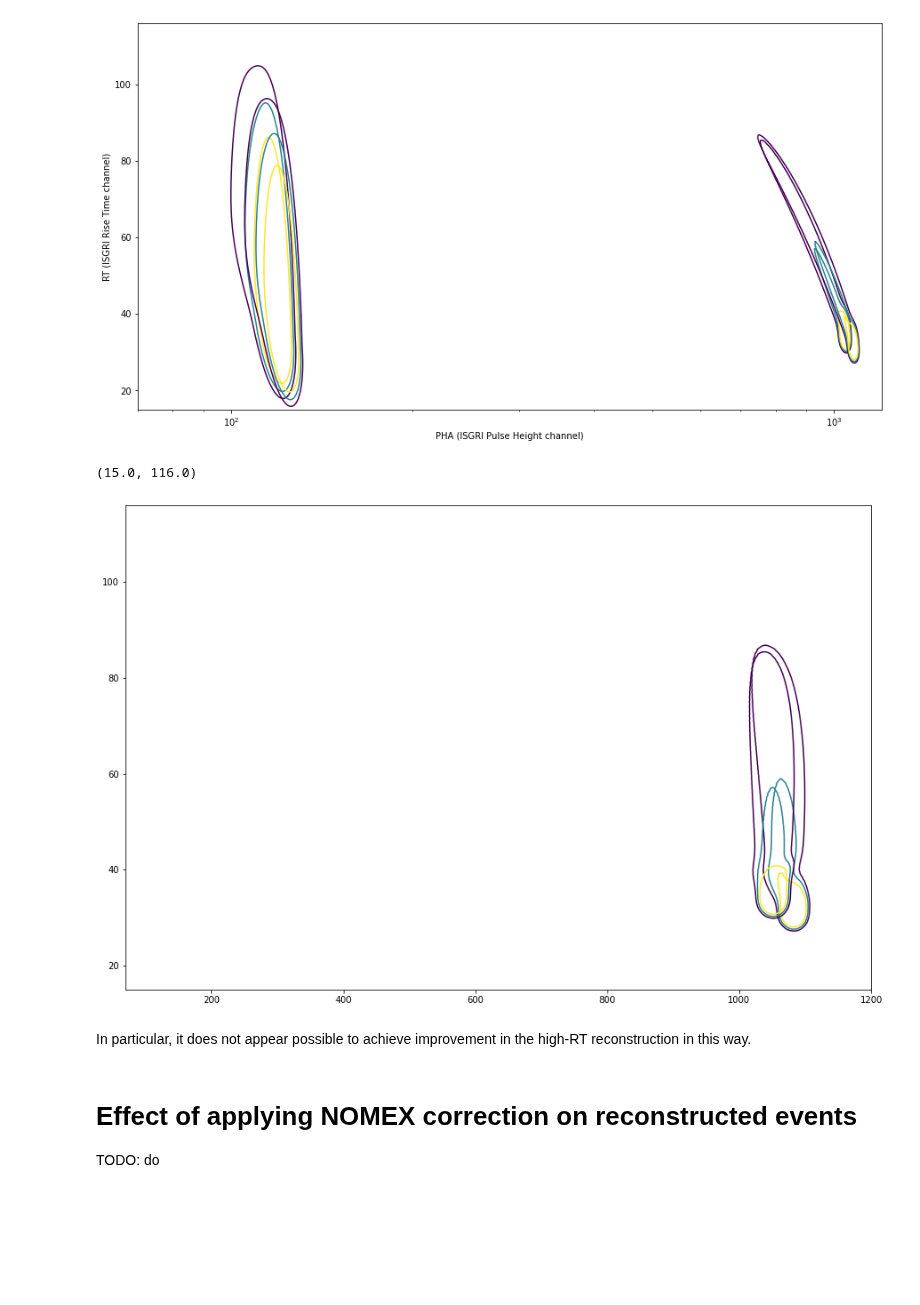
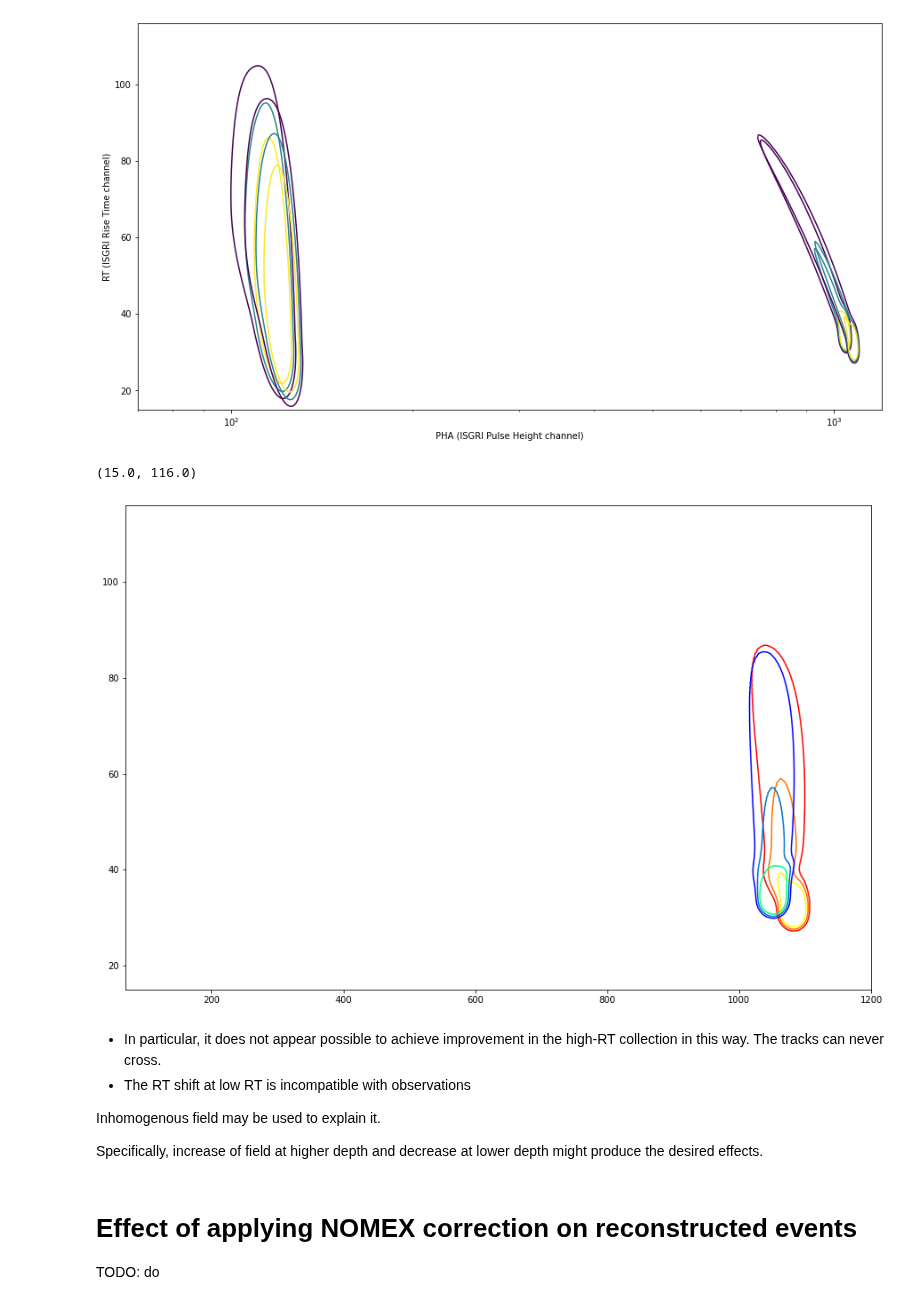
Before and after one commit to volodymyrss/integral-ibis-isgri-le-response, a Jupyter notebook: readme.ipynb, the cells around one changed output. Saved outputs shown, nothing was run; the diff lists cells and outputs as text; code cells hidden in the pictures; blank space fills up the shorter version.

```diff
--- a/readme.ipynb
+++ b/readme.ipynb
@@ -458,26 +458,37 @@ Text(0, 0.5, 'RT (ISGRI Rise Time channel)')
 [figure]
 # %%
 from scipy.interpolate import interp1d
+from matplotlib import cm
+
+cmaps = [cm.winter, cm.autumn]
 
 _bip = lrt_lines[-5]['bip']
 plt.figure(figsize=(15,10))
 
 rt = rt_2d[:,0]
 pha = (_bip*pha_2d).sum(1)/_bip.sum(1)
 m = ~np.isnan(pha)
 lut2 = interp1d(rt[m], pha[m]/np.nanmax(pha), bounds_error=False)
 
 for _bip in [lrt_lines[-1]['bip'], lrt_lines[-5]['bip']]:
-    plt.contour(pha_2d/np.outer(lut2(rt), np.ones(2048)), rt_2d, _bip**0.5, levels=np.logspace(-0.5, -0.3, 3)*np.nanmax(_bip**0.5))
+    plt.contour(pha_2d/np.outer(lut2(rt), np.ones(2048)), rt_2d, _bip**0.5, levels=np.logspace(-0.5, -0.3, 3)*np.nanmax(_bip**0.5),
+                cmap=cmaps.pop()
+        )
 
 
 plt.xlim([70, 1200])
 plt.ylim([15, 116])
 # %% [output]
 (15.0, 116.0)
-[figure, old version]
+[figure, new version]
-# %% [markdown]
-In particular, it does not appear possible to achieve improvement in the high-RT reconstruction in this way.
+# %% [markdown]
+* In particular, it does not appear possible to achieve improvement in the high-RT collection in this way.
+The tracks can never cross.
+* The RT shift at low RT is incompatible with observations
+
+Inhomogenous field may be used to explain it.
+
+Specifically, increase of field at higher depth and decrease at lower depth might produce the desired effects.
 # %% [markdown]
 # Effect of applying NOMEX correction on reconstructed events
 
```
